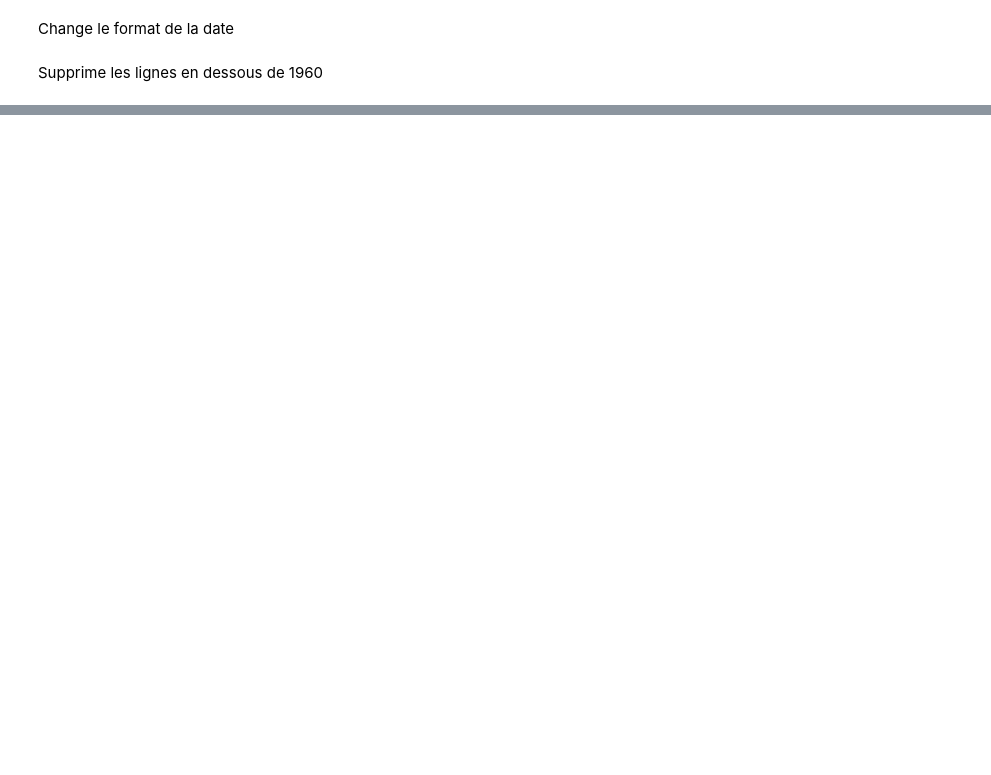
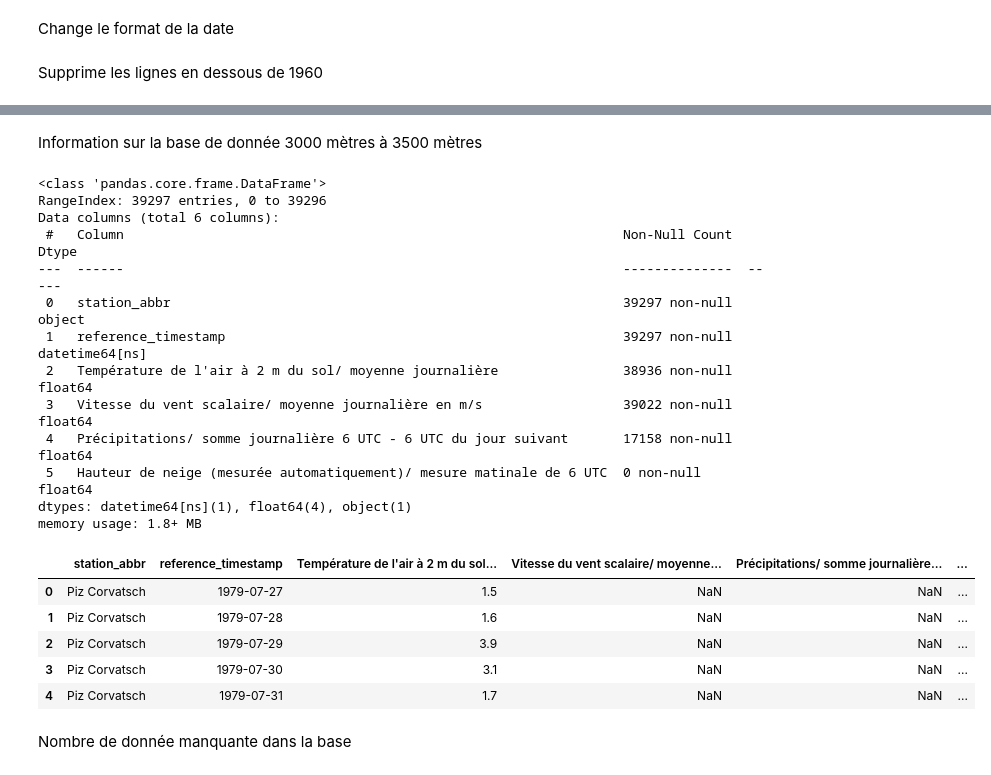
Before and after one commit to Inertie78/StatisticalWeather, a Jupyter notebook: statisticalWeather.ipynb, the cells around one changed output, grey strips where cells are left out. Cells and saved outputs as stored; diff of their text form; code cells hidden in the pictures; blank space fills up the shorter version.

```diff
--- a/statisticalWeather.ipynb
+++ b/statisticalWeather.ipynb
@@ -291,0 +316,27 @@ plt.show()
+# %% [markdown]
+Information sur la base de donnée 3000 mètres à 3500 mètres
+# %%
+dataWeather_3000_3500_name.info()
+dataWeather_3000_3500_name.head()
+# %% [output]
+<class 'pandas.core.frame.DataFrame'>
+RangeIndex: 39297 entries, 0 to 39296
+Data columns (total 6 columns):
+ #   Column                                                                Non-Null Count  Dtype
+---  ------                                                                --------------  -----
+ 0   station_abbr                                                          39297 non-null  object
+ 1   reference_timestamp                                                   39297 non-null  datetime64[ns]
+ 2   Température de l'air à 2 m du sol/ moyenne journalière                38936 non-null  float64
+ 3   Vitesse du vent scalaire/ moyenne journalière en m/s                  39022 non-null  float64
+ 4   Précipitations/ somme journalière 6 UTC - 6 UTC du jour suivant       17158 non-null  float64
+ 5   Hauteur de neige (mesurée automatiquement)/ mesure matinale de 6 UTC  0 non-null      float64
+dtypes: datetime64[ns](1), float64(4), object(1)
+memory usage: 1.8+ MB
+|  | station_abbr | reference_timestamp | Température de l'air à 2 m du sol... | Vitesse du vent scalaire/ moyenne... | Précipitations/ somme journalière... | ... |
+| 0 | Piz Corvatsch | 1979-07-27 | 1.5 | NaN | NaN | ... |
+| 1 | Piz Corvatsch | 1979-07-28 | 1.6 | NaN | NaN | ... |
+| 2 | Piz Corvatsch | 1979-07-29 | 3.9 | NaN | NaN | ... |
+| 3 | Piz Corvatsch | 1979-07-30 | 3.1 | NaN | NaN | ... |
+| 4 | Piz Corvatsch | 1979-07-31 | 1.7 | NaN | NaN | ... |
+# %% [markdown]
+Nombre de donnée manquante dans la base
```
Also changed, not shown: parts of 55 cells of this notebook, 2 other files.
